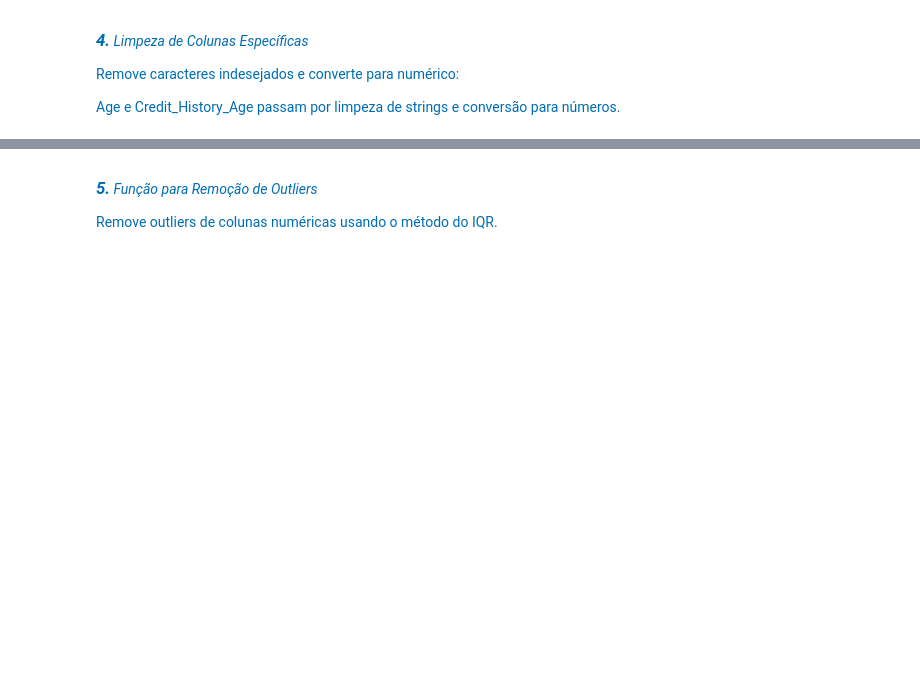
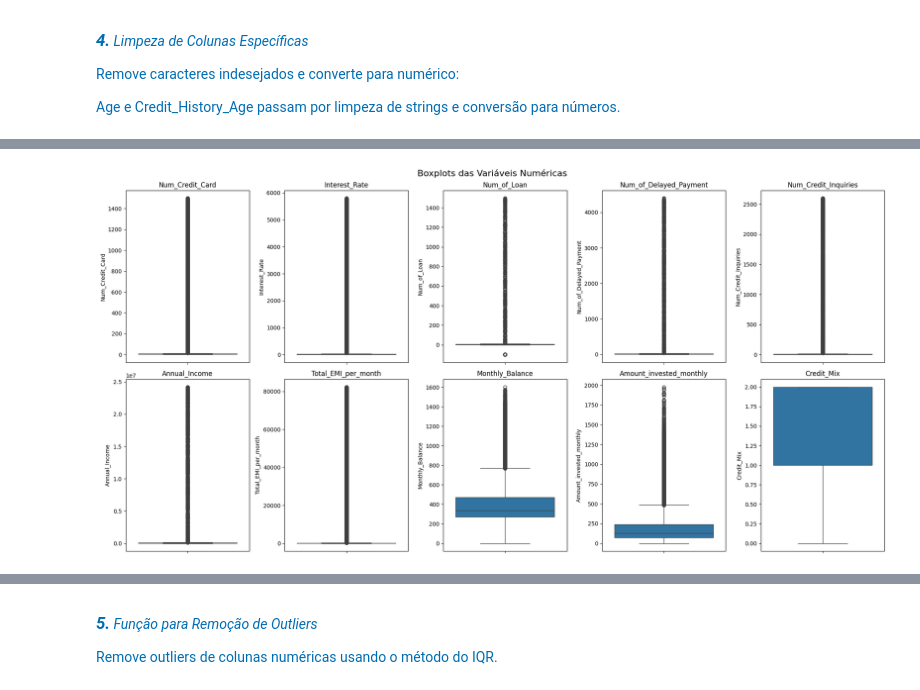
Before and after one commit to eroiborges/projetointegrado, a Jupyter notebook: Trabalho Final ML.ipynb, the cells around one changed output, grey strips where cells are left out. Cells and saved outputs as stored; diff of their text form; code cells hidden in the pictures; blank space fills up the shorter version.

```diff
--- a/Trabalho Final ML.ipynb
+++ b/Trabalho Final ML.ipynb
@@ -130,0 +219,19 @@ df['Credit_History_Age'] = pd.to_numeric(df['Credit_History_Age'], errors='coerc
+# %%
+# Filtrando dados para idade até 60 anos
+dados_ate_60 = df_dados_numericos_tratados[df_dados_numericos_tratados['Age'] <= 60]
+
+print("\nEstatísticas para idade até 60 anos:")
+print(f"Média de idade: {dados_ate_60['Age'].mean():.2f}")
+print(f"Mediana de idade: {dados_ate_60['Age'].median():.2f}")
+
+# Criando novo dataframe com base no df_dados_numericos_tratados
+df_age_tratados = df_dados_numericos_tratados.copy()
+
+# Obtendo a mediana calculada anteriormente para idades até 60 anos
+mediana_ate_60 = dados_ate_60['Age'].median()
+
+# Substituindo valores de Age maiores que 60 pela mediana
+df_age_tratados.loc[df_age_tratados['Age'] > 60, 'Age'] = mediana_ate_60
+
+print("\nEstatísticas da coluna Age após tratamento:")
+print(df_age_tratados['Age'].describe())
@@ -130,0 +253,22 @@ df['Credit_History_Age'] = pd.to_numeric(df['Credit_History_Age'], errors='coerc
+# %%
+# Criando subplots para os boxplots
+fig, axes = plt.subplots(2, 5, figsize=(20, 10))
+fig.suptitle('Boxplots das Variáveis Numéricas', fontsize=16)
+
+# Lista de colunas para plotar
+colunas = ['Num_Credit_Card', 'Interest_Rate', 'Num_of_Loan', 'Num_of_Delayed_Payment',
+           'Num_Credit_Inquiries', 'Annual_Income', 'Total_EMI_per_month', 'Monthly_Balance',
+           'Amount_invested_monthly', 'Credit_Mix']
+
+# Plotando cada boxplot
+for i, coluna in enumerate(colunas):
+    row = i // 5
+    col = i % 5
+    sns.boxplot(data=df_age_tratados, y=coluna, ax=axes[row, col])
+    axes[row, col].set_title(coluna)
+    axes[row, col].tick_params(axis='x', rotation=45)
+
+plt.tight_layout()
+plt.show()
+# %% [output]
+[figure, added]
```
Also changed, not shown: parts of 27 cells of this notebook, 1 other file.
